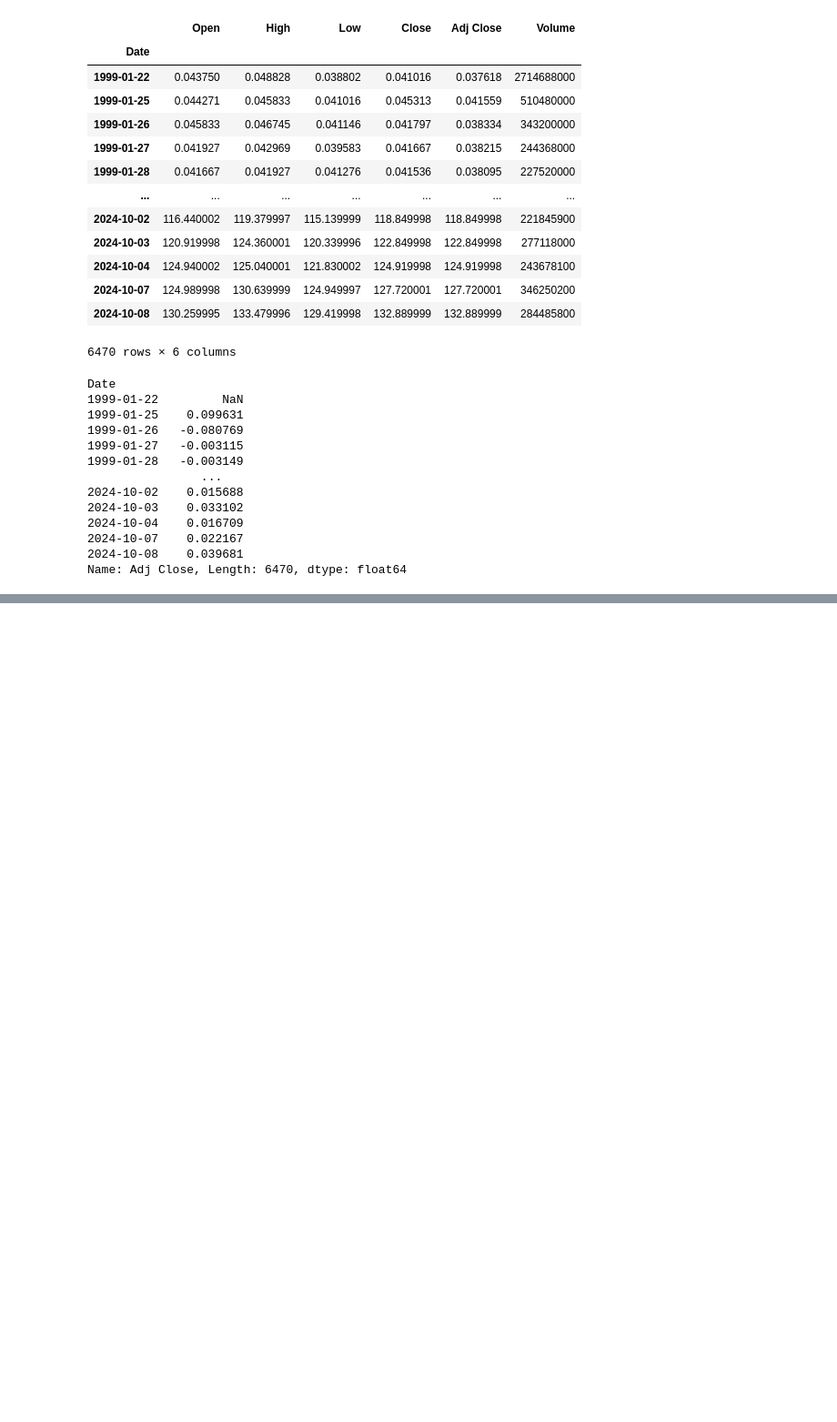
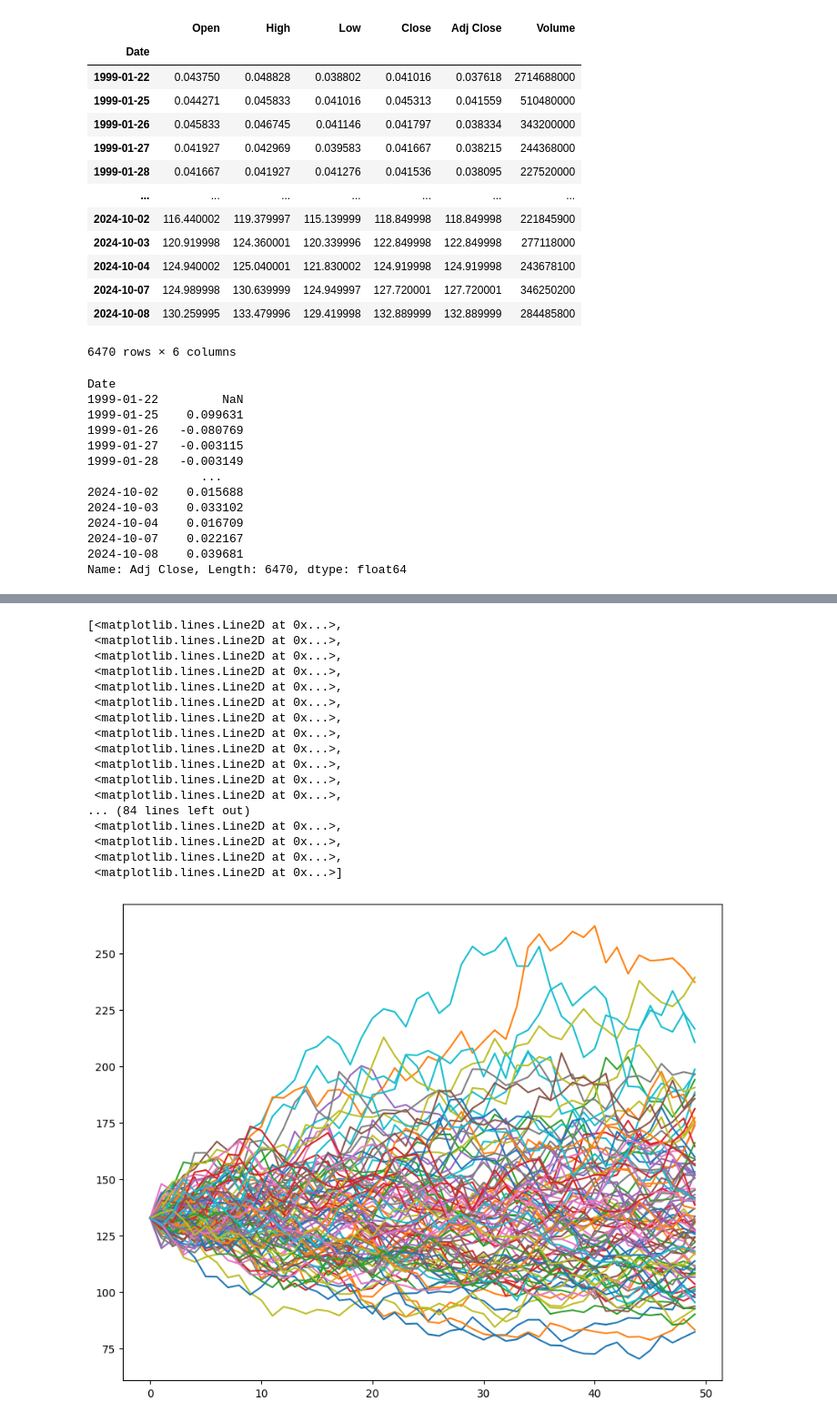
Before and after one commit to tahirkhan54321/Monte-Carlo-Simulation, a Jupyter notebook: base/Untitled.ipynb, the cells around one changed output, grey strips where cells are left out. Shown: that part at 91% size. Cells and saved outputs as stored; diff of their text form; code cells hidden in the pictures; blank space fills up the shorter version.

```diff
--- a/base/Untitled.ipynb
+++ b/base/Untitled.ipynb
@@ -49,0 +50,9 @@ np.float64(0.0005514884794171581)
+# %%
+stdev = log_returns.std()
+days = 50
+trials = 100
+# a matrix shape(days, trials) filled with random numbers sampled from a standard normal distribution
+Z = norm.ppf(np.random.rand(days, trials))
+# multiply each value in the Z matrix by the standard deviation and add drift. Then exponentiate using np.exp to obtain the daily returns.
+daily_returns = np.exp(np.array(drift) + np.array(stdev) * Z)
+daily_returns
@@ -49,0 +73,7 @@ np.float64(0.0005514884794171581)
+# %%
+# multiply the previous day’s price with the daily return to simulate the price change for each day, with random nature of daily returns.
+price_paths = np.zeros_like(daily_returns)
+price_paths[0] = data['Adj Close'].iloc[-1]
+for t in range(1, days):
+    price_paths[t] = price_paths[t-1]*daily_returns[t]
+price_paths
@@ -49,0 +94,24 @@ np.float64(0.0005514884794171581)
+# %%
+# plot the paths
+plt.figure(figsize=[10,8])
+plt.plot(price_paths)
+#simulated stock price for the next 50 days of NVDA based on previous volatility
+# %% [output]
+[<matplotlib.lines.Line2D at 0x...>,
+ <matplotlib.lines.Line2D at 0x...>,
+ <matplotlib.lines.Line2D at 0x...>,
+ <matplotlib.lines.Line2D at 0x...>,
+ <matplotlib.lines.Line2D at 0x...>,
+ <matplotlib.lines.Line2D at 0x...>,
+ <matplotlib.lines.Line2D at 0x...>,
+ <matplotlib.lines.Line2D at 0x...>,
+ <matplotlib.lines.Line2D at 0x...>,
+ <matplotlib.lines.Line2D at 0x...>,
+ <matplotlib.lines.Line2D at 0x...>,
+ <matplotlib.lines.Line2D at 0x...>,
+... (84 lines left out)
+ <matplotlib.lines.Line2D at 0x...>,
+ <matplotlib.lines.Line2D at 0x...>,
+ <matplotlib.lines.Line2D at 0x...>,
+ <matplotlib.lines.Line2D at 0x...>]
+[figure, added]
```
Also changed, not shown: parts of 3 cells of this notebook.
